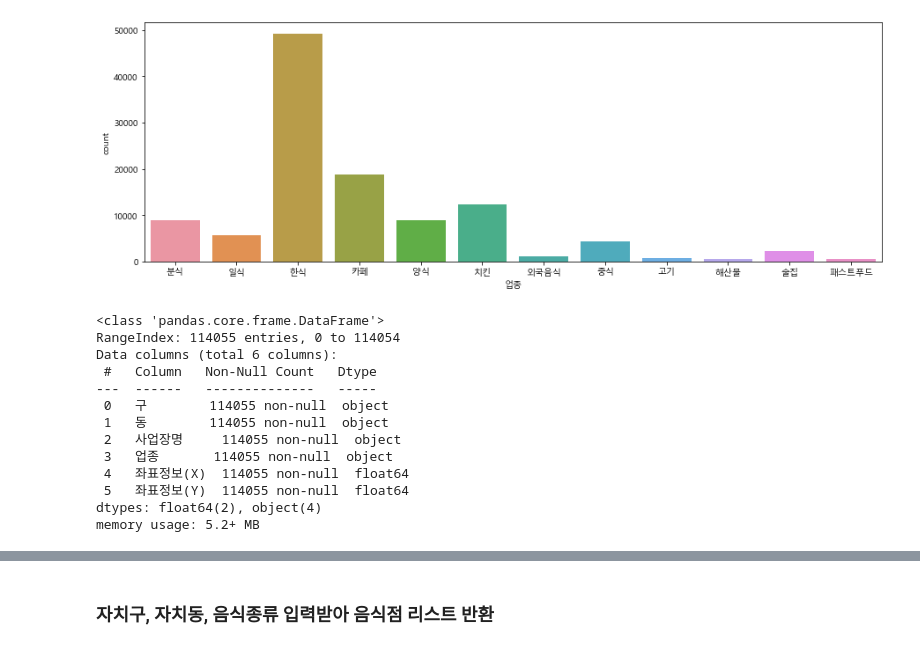
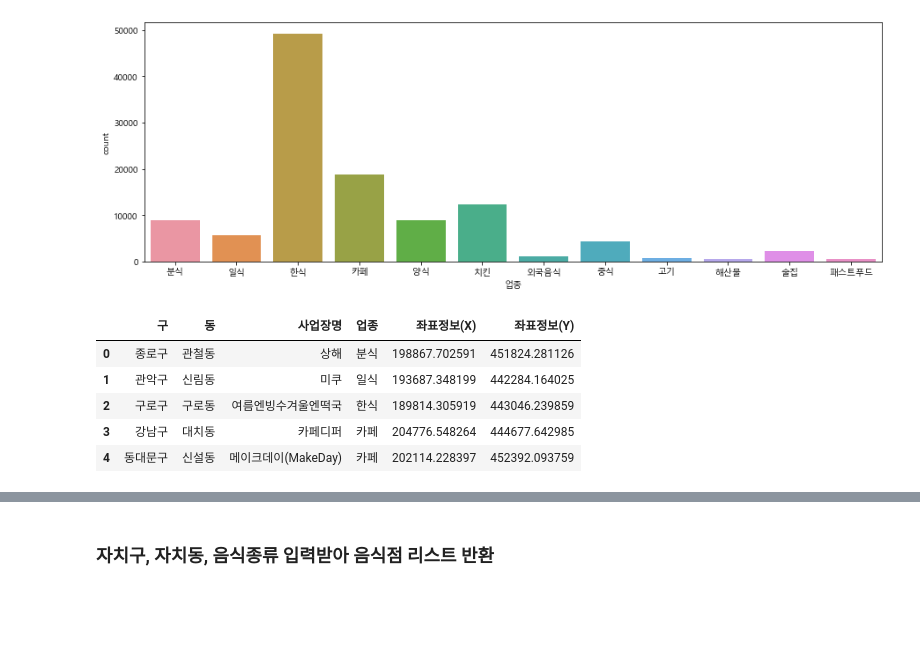
Before and after one commit to dbwlgns15/FOOD_FINDER, a Jupyter notebook: 1_공공데이터전처리_유지훈.ipynb, the cells around one changed output, grey strips where cells are left out. Saved outputs shown, nothing was run; the diff lists cells and outputs as text; code cells hidden in the pictures; blank space fills up the shorter version.

```diff
--- a/1_공공데이터전처리_유지훈.ipynb
+++ b/1_공공데이터전처리_유지훈.ipynb
@@ -197,3 +171,0 @@ for i in range(len(address_list)):
-# %%
-for i in dong_list:
-    print(i)
@@ -298,18 +228,11 @@ plt.show()
 [figure]
 # %%
 df = df.reset_index(drop=True)
-df.info()
+df.head()
 # %% [output]
-<class 'pandas.core.frame.DataFrame'>
-RangeIndex: 114055 entries, 0 to 114054
-Data columns (total 6 columns):
- #   Column   Non-Null Count   Dtype
----  ------   --------------   -----
- 0   구        114055 non-null  object
- 1   동        114055 non-null  object
- 2   사업장명     114055 non-null  object
- 3   업종       114055 non-null  object
- 4   좌표정보(X)  114055 non-null  float64
- 5   좌표정보(Y)  114055 non-null  float64
-dtypes: float64(2), object(4)
-memory usage: 5.2+ MB
+|  | 구 | 동 | 사업장명 | 업종 | 좌표정보(X) | 좌표정보(Y) |
+| 0 | 종로구 | 관철동 | 상해 | 분식 | 198867.702591 | 451824.281126 |
+| 1 | 관악구 | 신림동 | 미쿠 | 일식 | 193687.348199 | 442284.164025 |
+| 2 | 구로구 | 구로동 | 여름엔빙수겨울엔떡국 | 한식 | 189814.305919 | 443046.239859 |
+| 3 | 강남구 | 대치동 | 카페디퍼 | 카페 | 204776.548264 | 444677.642985 |
+| 4 | 동대문구 | 신설동 | 메이크데이(MakeDay) | 카페 | 202114.228397 | 452392.093759 |
```
Also changed, not shown: parts of 10 cells of this notebook, 1 other file.
